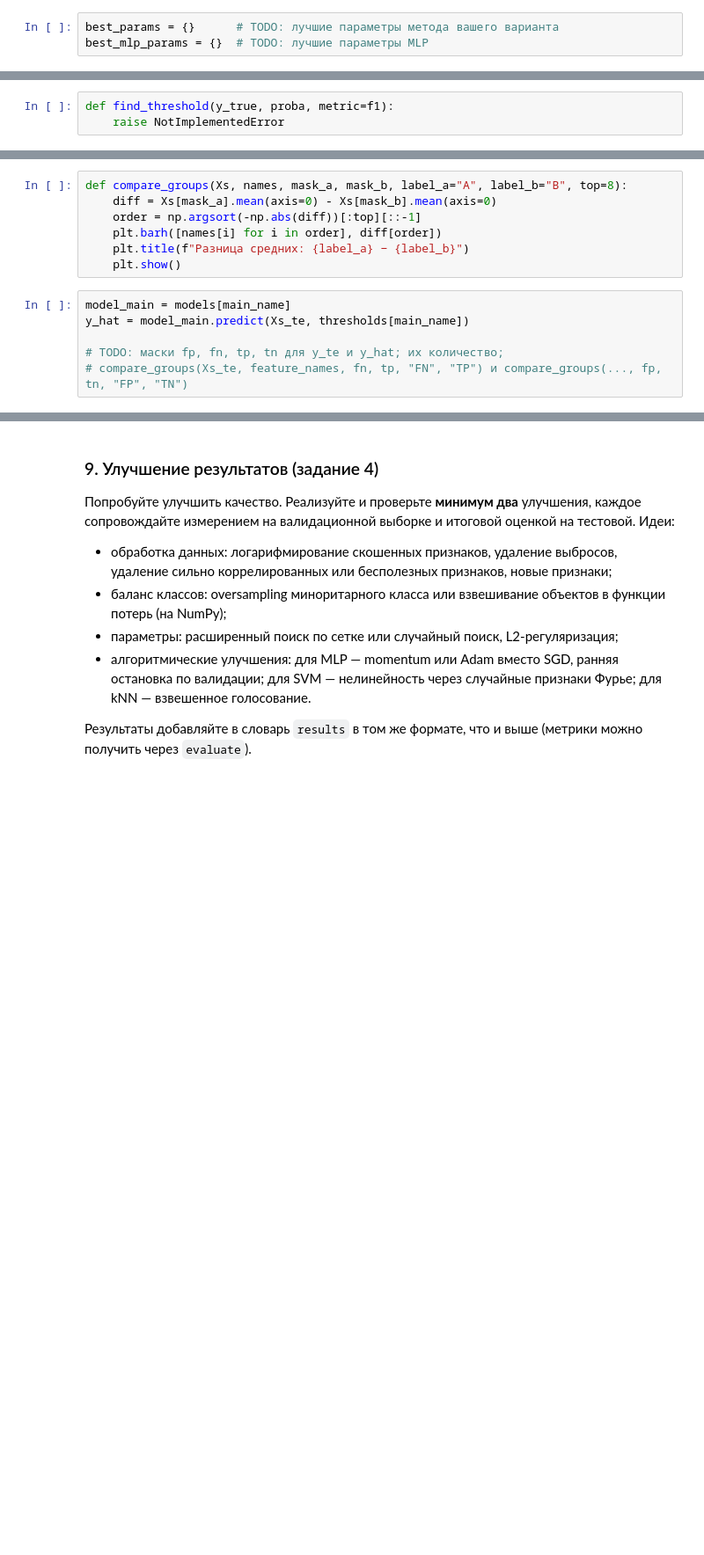
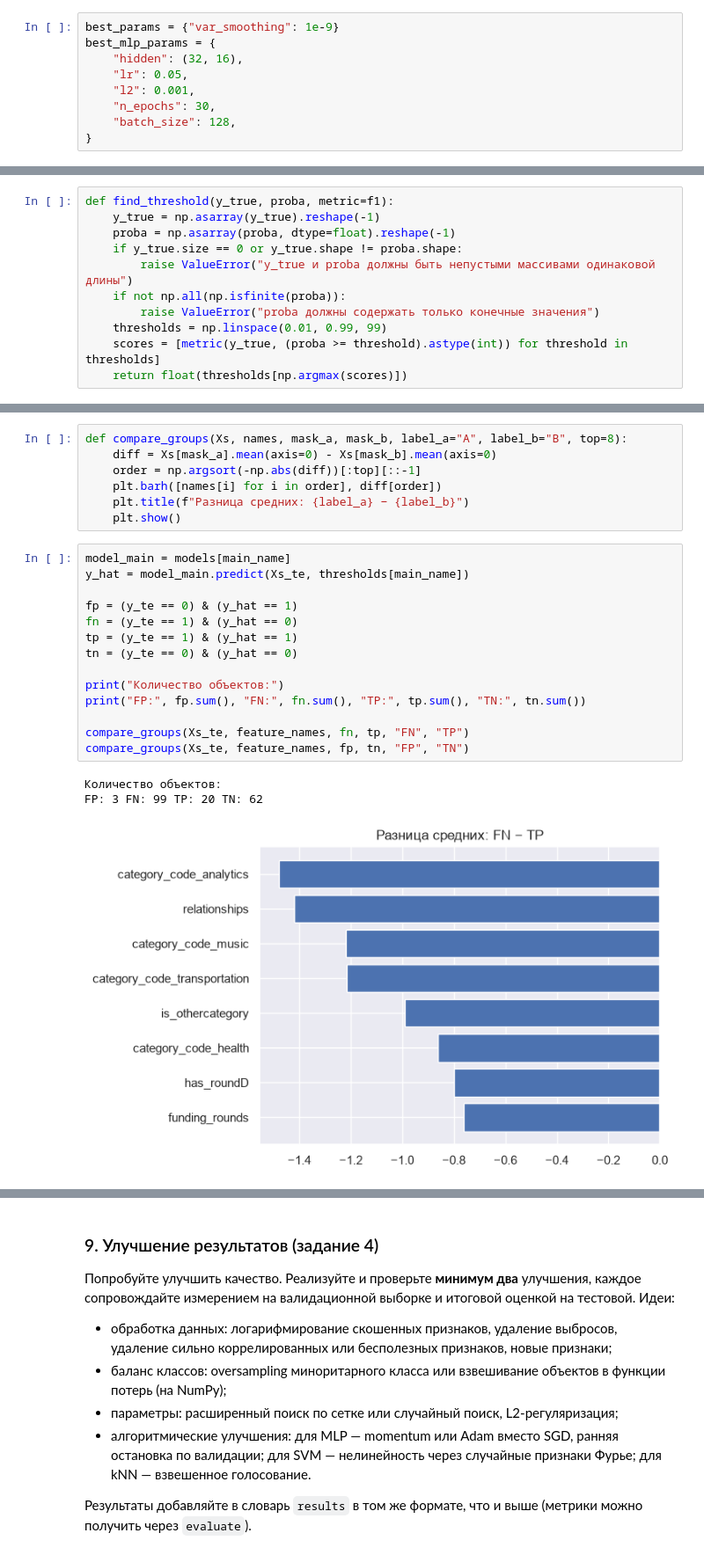
Before and after one commit to Kirpich-12/AI_lab, a Jupyter notebook: Лабораторная_1_классификация.ipynb, the cells around one changed output, grey strips where cells are left out. Shown at 88% size. Drawn from its saved outputs; the diff is of its cells as text; blank space fills up the shorter version.

```diff
--- a/Лабораторная_1_классификация.ipynb
+++ b/Лабораторная_1_классификация.ipynb
@@ -890,8 +1058,14 @@ def sweep(key, param, values, metric="f1", fixed=None):
 
 Укажите лучшие найденные параметры (пустой словарь означает значения по умолчанию, но тогда подбор из раздела 5 бессмысленен). Обе модели обучаются на обучающей выборке и оцениваются на тестовой. Рядом считаются эталонные модели scikit-learn.
 # %%
-best_params = {}      # TODO: лучшие параметры метода вашего варианта
-best_mlp_params = {}  # TODO: лучшие параметры MLP
+best_params = {"var_smoothing": 1e-9}
+best_mlp_params = {
+    "hidden": (32, 16),
+    "lr": 0.05,
+    "l2": 0.001,
+    "n_epochs": 30,
+    "batch_size": 128,
+}
 # %%
 def evaluate(model, X_train, y_train, X_eval, y_eval, threshold=0.5):
     t0 = time.perf_counter()
@@ -935,7 +1119,15 @@ plt.show()
 При несбалансированных классах порог 0.5 часто не оптимален. Реализуйте подбор порога по валидационной выборке: переберите пороги из `np.linspace(0.01, 0.99, 99)` и верните тот, что максимизирует выбранную метрику (по умолчанию $F_1$).
 # %%
 def find_threshold(y_true, proba, metric=f1):
-    raise NotImplementedError
+    y_true = np.asarray(y_true).reshape(-1)
+    proba = np.asarray(proba, dtype=float).reshape(-1)
+    if y_true.size == 0 or y_true.shape != proba.shape:
+        raise ValueError("y_true и proba должны быть непустыми массивами одинаковой длины")
+    if not np.all(np.isfinite(proba)):
+        raise ValueError("proba должны содержать только конечные значения")
+    thresholds = np.linspace(0.01, 0.99, 99)
+    scores = [metric(y_true, (proba >= threshold).astype(int)) for threshold in thresholds]
+    return float(thresholds[np.argmax(scores)])
 # %%
 yy, pp = np.array([0, 0, 0, 1, 1]), np.array([0.1, 0.2, 0.45, 0.6, 0.9])
 t = find_threshold(yy, pp)
@@ -1021,6 +1258,18 @@ def compare_groups(Xs, names, mask_a, mask_b, label_a="A", label_b="B", top=8):
 # %%
 model_main = models[main_name]
 y_hat = model_main.predict(Xs_te, thresholds[main_name])
 
-# TODO: маски fp, fn, tp, tn для y_te и y_hat; их количество;
-# compare_groups(Xs_te, feature_names, fn, tp, "FN", "TP") и compare_groups(..., fp, tn, "FP", "TN")
+fp = (y_te == 0) & (y_hat == 1)
+fn = (y_te == 1) & (y_hat == 0)
+tp = (y_te == 1) & (y_hat == 1)
+tn = (y_te == 0) & (y_hat == 0)
+
+print("Количество объектов:")
+print("FP:", fp.sum(), "FN:", fn.sum(), "TP:", tp.sum(), "TN:", tn.sum())
+
+compare_groups(Xs_te, feature_names, fn, tp, "FN", "TP")
+compare_groups(Xs_te, feature_names, fp, tn, "FP", "TN")
+# %% [output]
+Количество объектов:
+FP: 3 FN: 99 TP: 20 TN: 62
+[figure, added]
```
Also changed, not shown: parts of 32 cells of this notebook, 1 other file.
